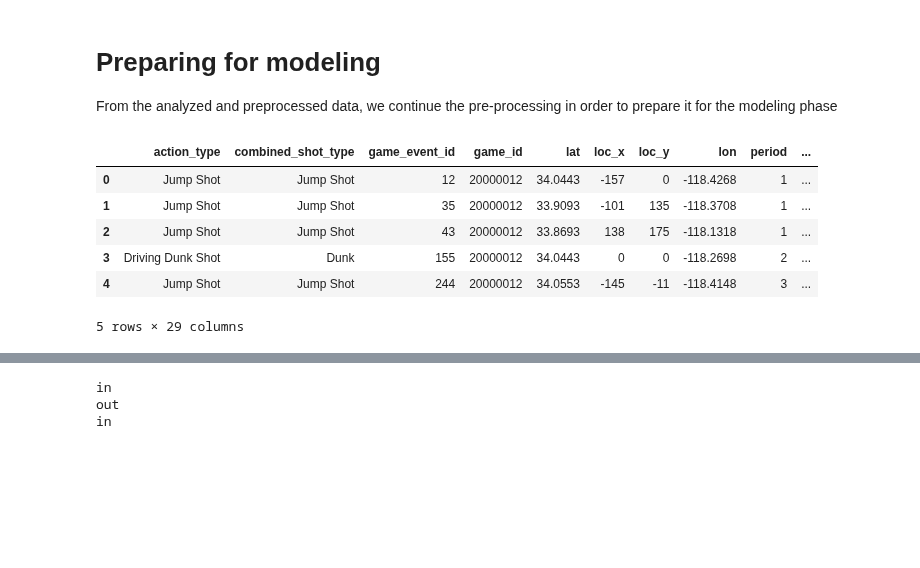
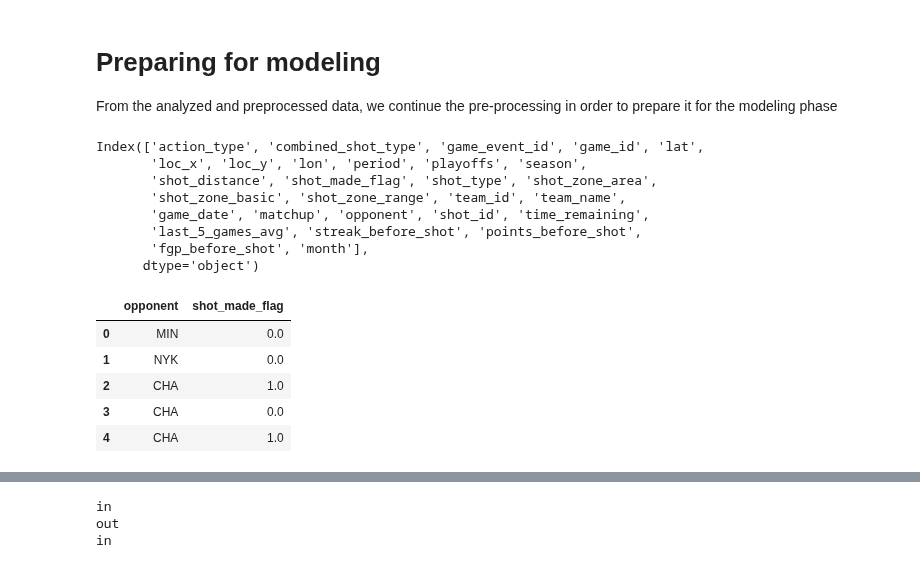
Before and after one commit to mitirmizi/koby-bryant-shot-selection, a Jupyter notebook: src/3-modeling-prep.ipynb, the cells around one changed output, grey strips where cells are left out. Saved outputs shown, nothing was run; the diff lists cells and outputs as text; code cells hidden in the pictures; blank space fills up the shorter version.

```diff
--- a/src/3-modeling-prep.ipynb
+++ b/src/3-modeling-prep.ipynb
@@ -12,13 +12,22 @@ from category_encoders import TargetEncoder
 From the analyzed and preprocessed data, we continue the pre-processing in order to prepare it for the modeling phase
 # %%
 df = pd.read_csv('../data/data2.csv')
-# %%
-df.head()
-# %% [output]
-|  | action_type | combined_shot_type | game_event_id | game_id | lat | loc_x | loc_y | lon | period | ... |
-| 0 | Jump Shot | Jump Shot | 12 | 20000012 | 34.0443 | -157 | 0 | -118.4268 | 1 | ... |
-| 1 | Jump Shot | Jump Shot | 35 | 20000012 | 33.9093 | -101 | 135 | -118.3708 | 1 | ... |
-| 2 | Jump Shot | Jump Shot | 43 | 20000012 | 33.8693 | 138 | 175 | -118.1318 | 1 | ... |
-| 3 | Driving Dunk Shot | Dunk | 155 | 20000012 | 34.0443 | 0 | 0 | -118.2698 | 2 | ... |
-| 4 | Jump Shot | Jump Shot | 244 | 20000012 | 34.0553 | -145 | -11 | -118.4148 | 3 | ... |
-5 rows × 29 columns
+# %%
+print( df.keys() )
+df = df.head()
+df[["opponent", "shot_made_flag"]]
+# %% [output]
+Index(['action_type', 'combined_shot_type', 'game_event_id', 'game_id', 'lat',
+       'loc_x', 'loc_y', 'lon', 'period', 'playoffs', 'season',
+       'shot_distance', 'shot_made_flag', 'shot_type', 'shot_zone_area',
+       'shot_zone_basic', 'shot_zone_range', 'team_id', 'team_name',
+       'game_date', 'matchup', 'opponent', 'shot_id', 'time_remaining',
+       'last_5_games_avg', 'streak_before_shot', 'points_before_shot',
+       'fgp_before_shot', 'month'],
+      dtype='object')
+|  | opponent | shot_made_flag |
+| 0 | MIN | 0.0 |
+| 1 | NYK | 0.0 |
+| 2 | CHA | 1.0 |
+| 3 | CHA | 0.0 |
+| 4 | CHA | 1.0 |
```
Also changed, not shown: parts of 8 cells of this notebook.
